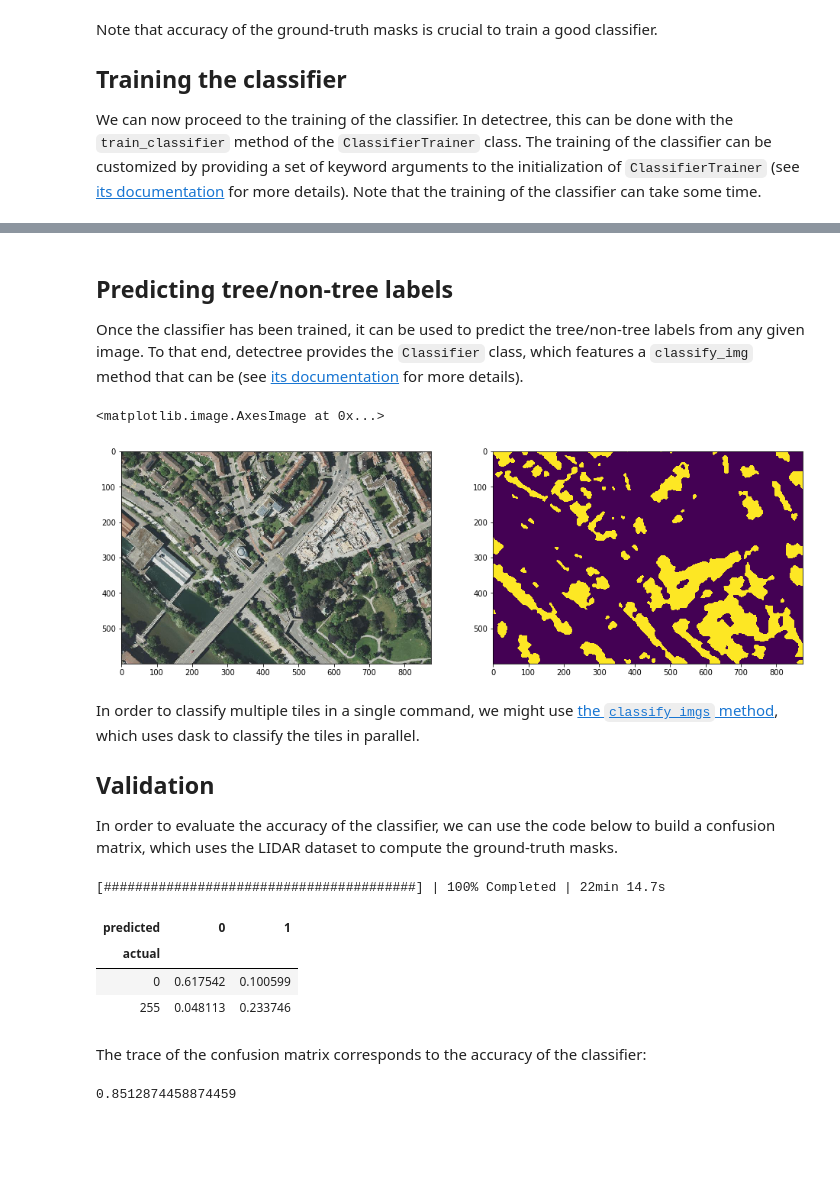
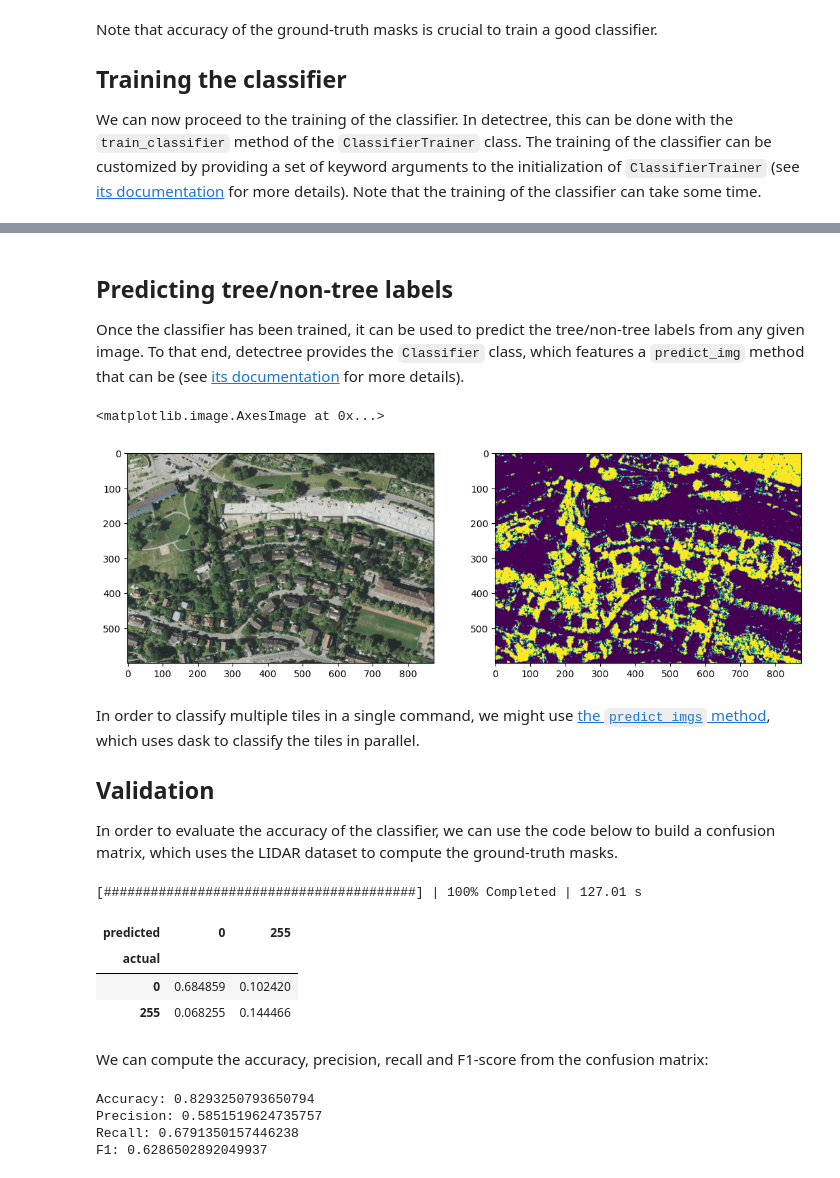
Before and after one commit to martibosch/detectree-examples, a Jupyter notebook: notebooks/baseline.ipynb, the cells around one changed output, grey strips where cells are left out. Cells and saved outputs as stored; diff of their text form; code cells hidden in the pictures; blank space fills up the shorter version.

```diff
--- a/notebooks/baseline.ipynb
+++ b/notebooks/baseline.ipynb
@@ -37,11 +37,12 @@ make: Nothing to be done for 'tiles'.
 
 In order to select which image tiles are to be used to train the classifier, we will use the [`train_test_split`](https://scikit-learn.org/stable/modules/generated/sklearn.model_selection.train_test_split.html#sklearn.model_selection.train_test_split) function provided by scikit-learn, setting the proportion of tiles to be used in the training to 1%.
 # %%
-img_filepaths = glob.glob('data/interim/tiles/*.tif')
+img_filepaths = glob.glob("data/interim/tiles/*.tif")
 
 train_filepaths, test_filepaths = model_selection.train_test_split(
-    img_filepaths, train_size=.01)
+    img_filepaths, train_size=0.01
+)
 
-print("Num of training tiles: ", len(train_filepaths))
-print("Num of test tiles: ", len(test_filepaths))
+print("Num of training tiles:", len(train_filepaths))
+print("Num of test tiles:", len(test_filepaths))
 # %% [output]
@@ -58,17 +59,18 @@ There are many ways to obtain such masks, the most straight-forward being manual
 # %% [output]
 make: Nothing to be done for 'download_lidar_shp'.
 # %%
-lidar_gdf = gpd.read_file('data/raw/lidar/lidar2014.shp')
+lidar_gdf = gpd.read_file("data/raw/lidar/lidar2014.shp")
 # lidar_gdf.iloc[:20].plot(edgecolor=(0,0,0))
 
-response_dir = 'data/interim/baseline_responses'
+response_dir = "data/interim/response-tiles"
 if not path.exists(response_dir):
     os.mkdir(response_dir)
 
 response_filepaths = []
 for train_filepath in train_filepaths:
     response_filepath = make_response_tiles.make_response_tile(
-        train_filepath, lidar_gdf, 'data/raw/lidar', response_dir=response_dir)
+        train_filepath, lidar_gdf, "data/raw/lidar", response_dir
+    )
     response_filepaths.append(response_filepath)
 # %% [markdown]
 Let us now plot side by side the training tiles (left) and the LIDAR-based ground-truth masks.
@@ -92,5 +94,6 @@ Note that accuracy of the ground-truth masks is crucial to train a good classifi
 We can now proceed to the training of the classifier. In detectree, this can be done with the `train_classifier` method of the `ClassifierTrainer` class. The training of the classifier can be customized by providing a set of keyword arguments to the initialization of `ClassifierTrainer` (see [its documentation](https://detectree.readthedocs.io/en/latest/pixel_classification.html#detectree.ClassifierTrainer.__init__) for more details). Note that the training of the classifier can take some time.
 # %%
 clf = dtr.ClassifierTrainer().train_classifier(
-    img_filepaths=train_filepaths, response_img_filepaths=response_filepaths)
+    img_filepaths=train_filepaths, response_img_filepaths=response_filepaths
+)
 # %% [output]
@@ -98,12 +109,12 @@ clf = dtr.ClassifierTrainer().train_classifier(
 # %% [markdown]
 ## Predicting tree/non-tree labels
 
-Once the classifier has been trained, it can be used to predict the tree/non-tree labels from any given image. To that end, detectree provides the `Classifier` class, which features a `classify_img` method that can be (see [its documentation](https://detectree.readthedocs.io/en/latest/pixel_classification.html#detectree.ClassifierTrainer.__init__) for more details).
+Once the classifier has been trained, it can be used to predict the tree/non-tree labels from any given image. To that end, detectree provides the `Classifier` class, which features a `predict_img` method that can be (see [its documentation](https://detectree.readthedocs.io/en/latest/pixel_classification.html#detectree.ClassifierTrainer.__init__) for more details).
 # %%
 test_filepath = random.choice(test_filepaths)
 
-c = dtr.Classifier()
-y = c.classify_img(test_filepath, clf)
+c = dtr.Classifier(clf=clf)
+y = c.predict_img(test_filepath)
 
 fig, axes = plt.subplots(1, 2, figsize=(2 * figwidth, figheight))
 with rio.open(test_filepath) as src:
@@ -111,30 +122,39 @@ with rio.open(test_filepath) as src:
 axes[1].imshow(y)
 # %% [output]
 <matplotlib.image.AxesImage at 0x...>
-[figure, old version]
+[figure, new version]
 # %% [markdown]
-In order to classify multiple tiles in a single command, we might use [the `classify_imgs` method](https://detectree.readthedocs.io/en/latest/pixel_classification.html#detectree.Classifier.classify_imgs), which uses dask to classify the tiles in parallel.
+In order to classify multiple tiles in a single command, we might use [the `predict_imgs` method](https://detectree.readthedocs.io/en/latest/pixel_classification.html#detectree.Classifier.predict_imgs), which uses dask to classify the tiles in parallel.
 
 ## Validation
 
 In order to evaluate the accuracy of the classifier, we can use the code below to build a confusion matrix, which uses the LIDAR dataset to compute the ground-truth masks.
 # %%
-confusion_df = make_confusion_df.make_confusion_df(lidar_gdf,
-                                                   'data/raw/lidar',
-                                                   img_filepaths=img_filepaths,
-                                                   frac=.05,
-                                                   clf=clf)
+confusion_df = make_confusion_df.make_confusion_df(
+    lidar_gdf,
+    "data/raw/lidar",
+    response_dir,
+    img_filepaths=img_filepaths,
+    frac=0.01,
+    clf=clf,
+)
 confusion_df
 # %% [output]
-[########################################] | 100% Completed | 22min 14.7s
+[########################################] | 100% Completed | 127.01 s
-| predicted | 0 | 1 |
+| predicted | 0 | 255 |
 | actual |  |  |
-| 0 | 0.617542 | 0.100599 |
-| 255 | 0.048113 | 0.233746 |
+| 0 | 0.684859 | 0.102420 |
+| 255 | 0.068255 | 0.144466 |
-# %% [markdown]
-The trace of the confusion matrix corresponds to the accuracy of the classifier:
-# %%
-accuracy = np.trace(confusion_df)
-accuracy
-# %% [output]
-0.8512874458874459
+# %% [markdown]
+We can compute the accuracy, precision, recall and F1-score from the confusion matrix:
+# %%
+accuracy, precision, recall, f1 = make_confusion_df.compute_metrics(confusion_df)
+print("Accuracy:", accuracy)
+print("Precision:", precision)
+print("Recall:", recall)
+print("F1:", f1)
+# %% [output]
+Accuracy: 0.8293250793650794
+Precision: 0.5851519624735757
+Recall: 0.6791350157446238
+F1: 0.6286502892049937
```
Also changed, not shown: parts of 6 cells of this notebook, 15 other files.
